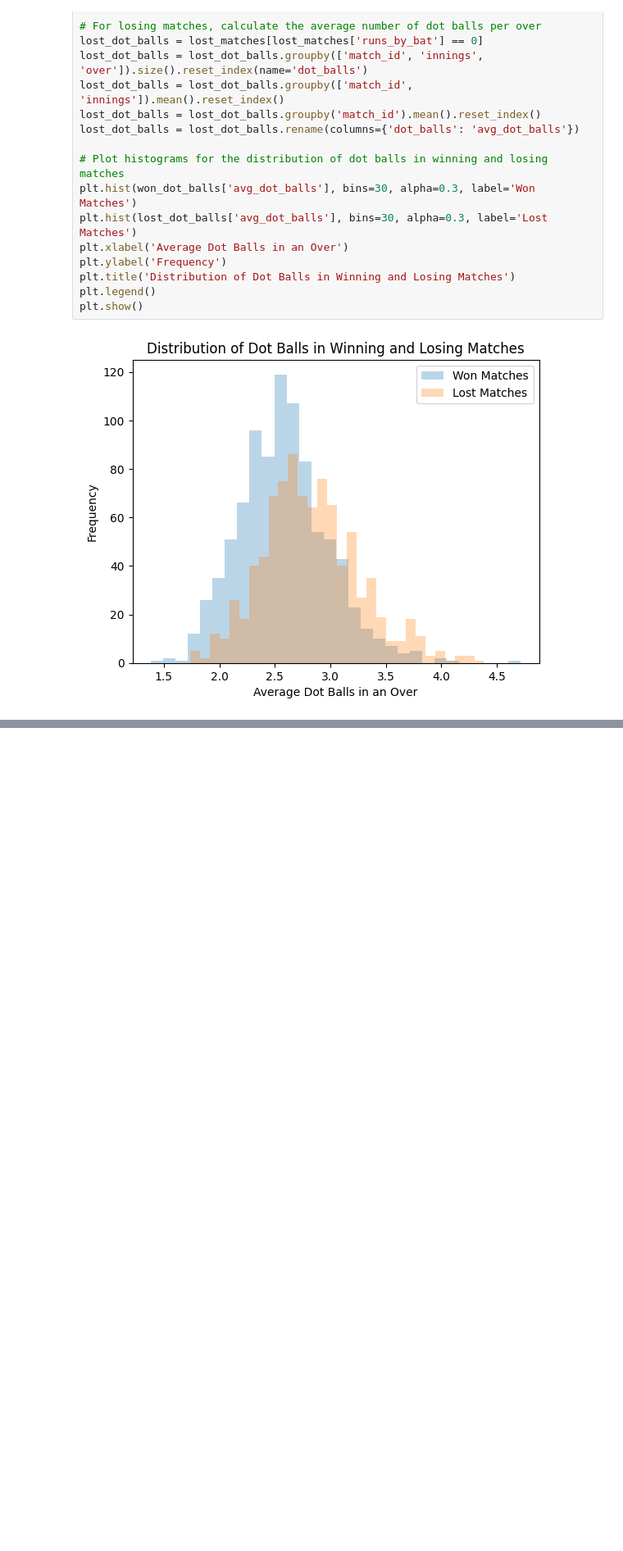
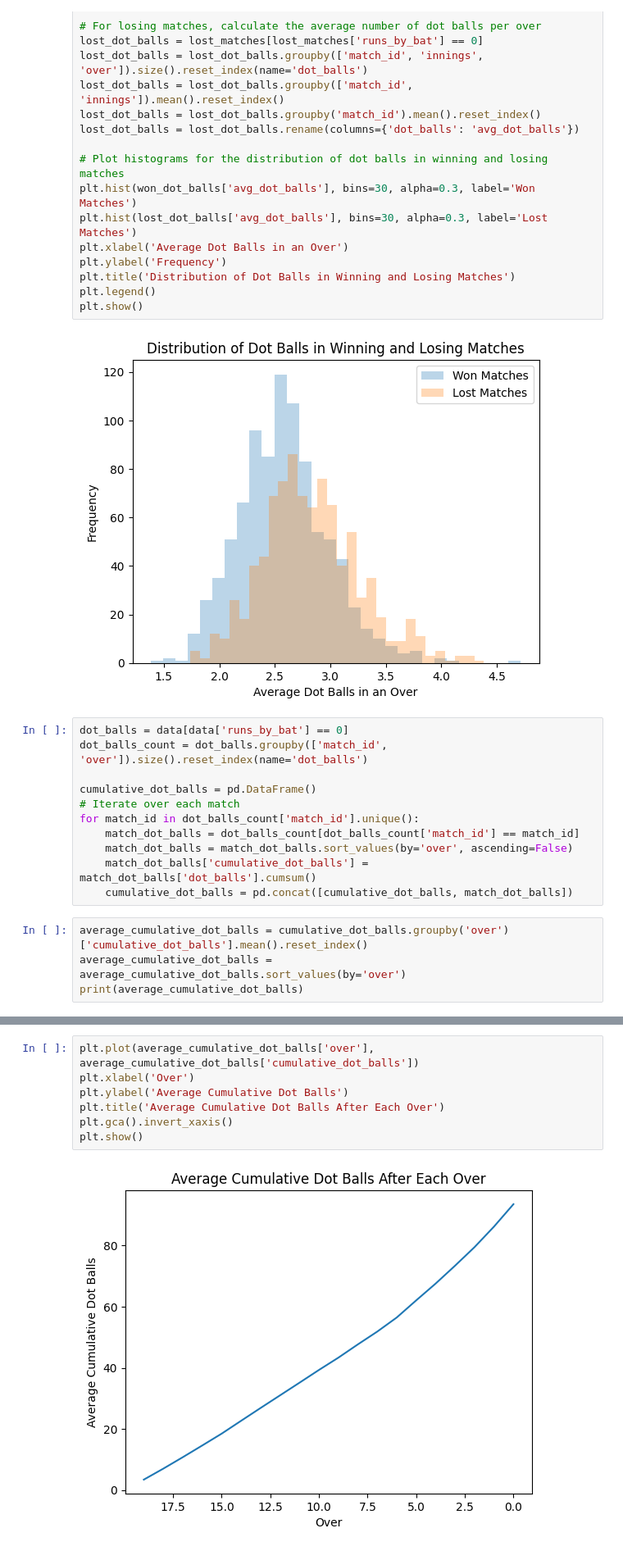
Before and after one commit to 19Kaumini/e19-co544-cricket-analytics-and-prediction, a Jupyter notebook: EDA/DotBallsAnalysis.ipynb, the cells around one changed output, grey strips where cells are left out. Shown at 82% size. Saved outputs shown, nothing was run; the diff lists cells and outputs as text; blank space fills up the shorter version.

Commit message:
Plot Average Cumulative Dot Balls After Each Over

```diff
--- a/EDA/DotBallsAnalysis.ipynb
+++ b/EDA/DotBallsAnalysis.ipynb
@@ -59,3 +59,18 @@ plt.legend()
 plt.show()
 # %% [output]
 [figure]
+# %%
+dot_balls = data[data['runs_by_bat'] == 0]
+dot_balls_count = dot_balls.groupby(['match_id', 'over']).size().reset_index(name='dot_balls')
+
+cumulative_dot_balls = pd.DataFrame()
+# Iterate over each match
+for match_id in dot_balls_count['match_id'].unique():
+    match_dot_balls = dot_balls_count[dot_balls_count['match_id'] == match_id]
+    match_dot_balls = match_dot_balls.sort_values(by='over', ascending=False)
+    match_dot_balls['cumulative_dot_balls'] = match_dot_balls['dot_balls'].cumsum()
+    cumulative_dot_balls = pd.concat([cumulative_dot_balls, match_dot_balls])
+# %%
+average_cumulative_dot_balls = cumulative_dot_balls.groupby('over')['cumulative_dot_balls'].mean().reset_index()
+average_cumulative_dot_balls = average_cumulative_dot_balls.sort_values(by='over')
+print(average_cumulative_dot_balls)
@@ -61,0 +95,9 @@ plt.show()
+# %%
+plt.plot(average_cumulative_dot_balls['over'], average_cumulative_dot_balls['cumulative_dot_balls'])
+plt.xlabel('Over')
+plt.ylabel('Average Cumulative Dot Balls')
+plt.title('Average Cumulative Dot Balls After Each Over')
+plt.gca().invert_xaxis()
+plt.show()
+# %% [output]
+[figure, added]
```
Also changed, not shown: parts of 1 cell of this notebook.
